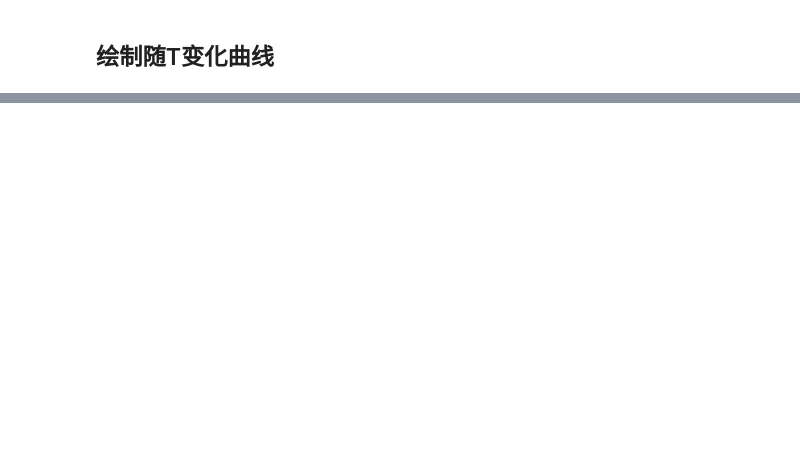
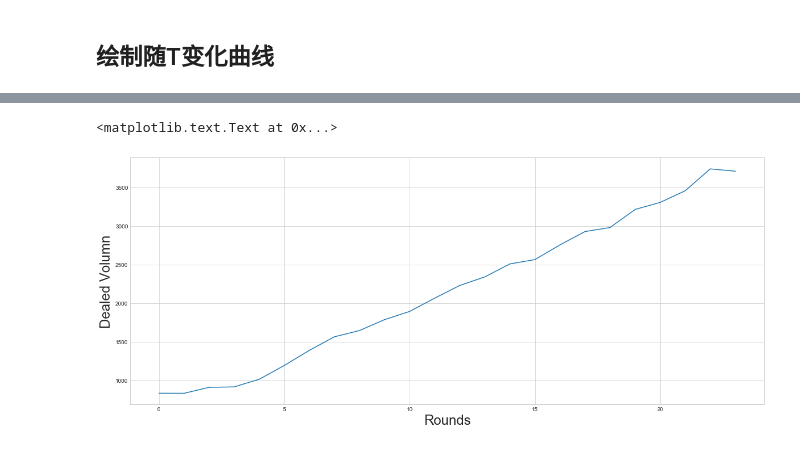
Before and after one commit to lianyixin/dark-pool-modeling, a Jupyter notebook: 暗池交易场景建模.ipynb, the cells around one changed output, grey strips where cells are left out. Saved outputs shown, nothing was run; the diff lists cells and outputs as text; code cells hidden in the pictures; blank space fills up the shorter version.

```diff
--- a/暗池交易场景建模.ipynb
+++ b/暗池交易场景建模.ipynb
@@ -351,0 +387,31 @@ plt.title('Objective Function vs Bidding Period', fontsize=30)
+# %%
+test = [836,
+ 835,
+ 912,
+ 918,
+ 1017,
+ 1195,
+ 1391,
+ 1566,
+ 1647,
+ 1788,
+ 1894,
+ 2066,
+ 2230,
+ 2341,
+ 2509,
+ 2565,
+ 2755,
+ 2928,
+ 2980,
+ 3214,
+ 3305,
+ 3456,
+ 3739,
+ 3709]
+plt.plot(test)
+plt.xlabel('Rounds', fontsize=24)
+plt.ylabel('Dealed Volumn', fontsize=24)
+# %% [output]
+<matplotlib.text.Text at 0x...>
+[figure, added]
```
Also changed, not shown: parts of 13 cells of this notebook.
